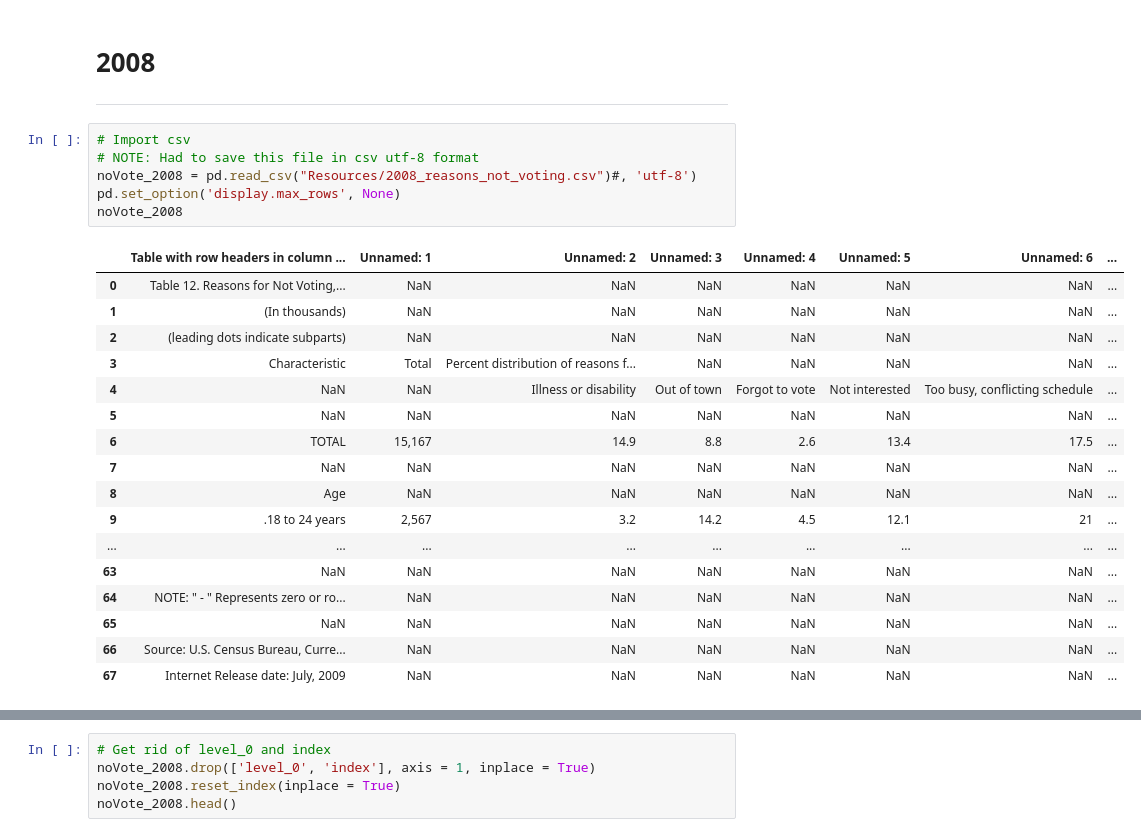
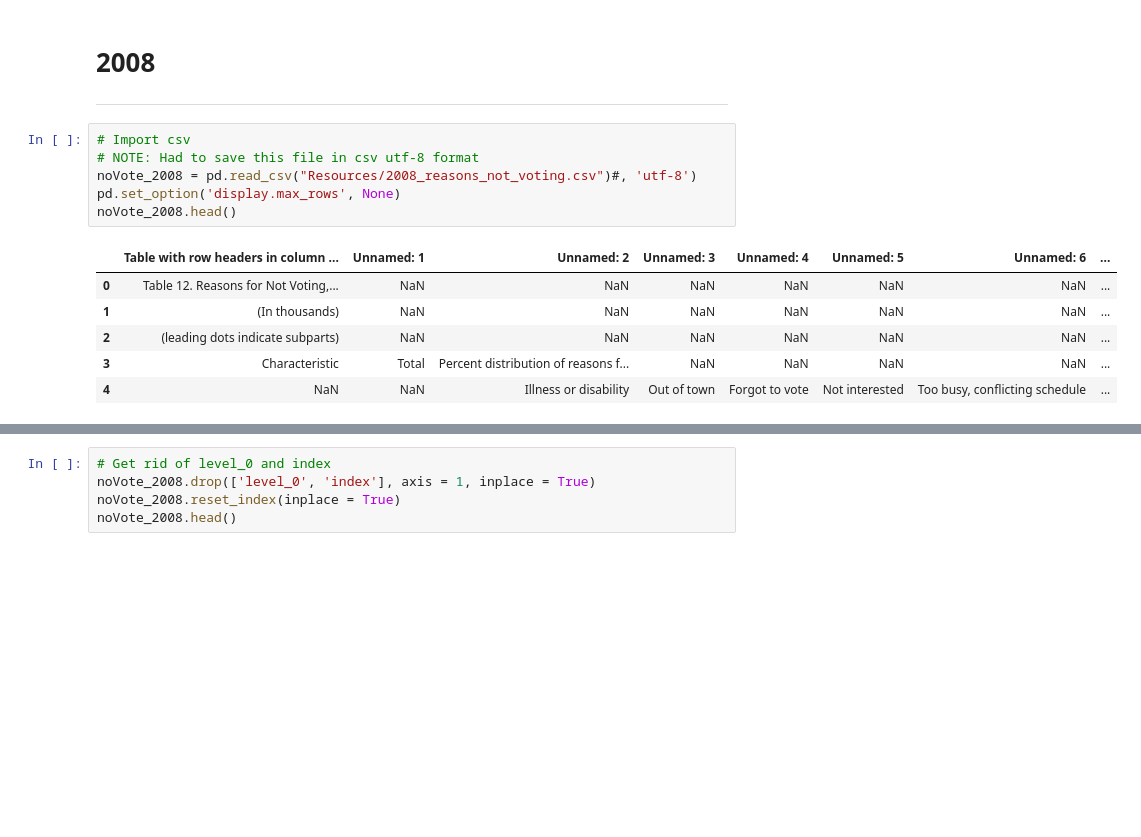
Before and after one commit to VallieTracy/Voter-Registration, a Jupyter notebook: Untitled.ipynb, the cells around one changed output, grey strips where cells are left out. Drawn from its saved outputs; the diff is of its cells as text; blank space fills up the shorter version.

```diff
--- a/Untitled.ipynb
+++ b/Untitled.ipynb
@@ -776,27 +776,16 @@ noVote_2010.to_csv('Resources_ETL/2010_reasons_no_vote.csv')
 # %%
 # Import csv
 # NOTE: Had to save this file in csv utf-8 format
 noVote_2008 = pd.read_csv("Resources/2008_reasons_not_voting.csv")#, 'utf-8')
 pd.set_option('display.max_rows', None)
-noVote_2008
+noVote_2008.head()
 # %% [output]
 |  | Table with row headers in column ... | Unnamed: 1 | Unnamed: 2 | Unnamed: 3 | Unnamed: 4 | Unnamed: 5 | Unnamed: 6 | ... |
 | 0 | Table 12. Reasons for Not Voting,... | NaN | NaN | NaN | NaN | NaN | NaN | ... |
 | 1 | (In thousands) | NaN | NaN | NaN | NaN | NaN | NaN | ... |
 | 2 | (leading dots indicate subparts) | NaN | NaN | NaN | NaN | NaN | NaN | ... |
 | 3 | Characteristic | Total | Percent distribution of reasons f... | NaN | NaN | NaN | NaN | ... |
 | 4 | NaN | NaN | Illness or disability | Out of town | Forgot to vote | Not interested | Too busy, conflicting schedule | ... |
-| 5 | NaN | NaN | NaN | NaN | NaN | NaN | NaN | ... |
-| 6 | TOTAL | 15,167 | 14.9 | 8.8 | 2.6 | 13.4 | 17.5 | ... |
-| 7 | NaN | NaN | NaN | NaN | NaN | NaN | NaN | ... |
-| 8 | Age | NaN | NaN | NaN | NaN | NaN | NaN | ... |
-| 9 | .18 to 24 years | 2,567 | 3.2 | 14.2 | 4.5 | 12.1 | 21 | ... |
-| ... | ... | ... | ... | ... | ... | ... | ... | ... |
-| 63 | NaN | NaN | NaN | NaN | NaN | NaN | NaN | ... |
-| 64 | NOTE: " - " Represents zero or ro... | NaN | NaN | NaN | NaN | NaN | NaN | ... |
-| 65 | NaN | NaN | NaN | NaN | NaN | NaN | NaN | ... |
-| 66 | Source: U.S. Census Bureau, Curre... | NaN | NaN | NaN | NaN | NaN | NaN | ... |
-| 67 | Internet Release date: July, 2009 | NaN | NaN | NaN | NaN | NaN | NaN | ... |
 # %%
 # Get rid of some of the rows and columns to make it easier to see what I'm doing
 noVote_2008.drop([0, 1, 2, 3, 4, 5, 7, 56, 57, 58, 59, 60, 61, 62, 63, 64, 65, 66, 67], axis = 0, inplace = True)
```
Also changed, not shown: parts of 29 cells of this notebook, 3 other files.
